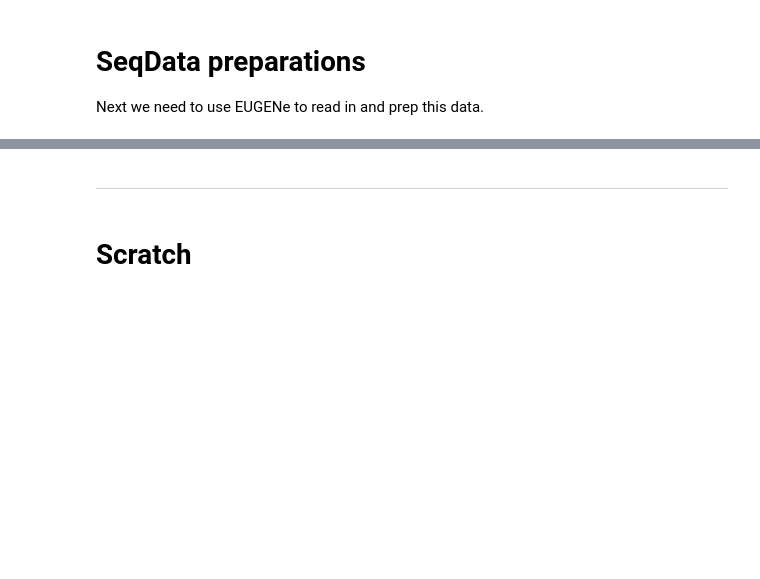
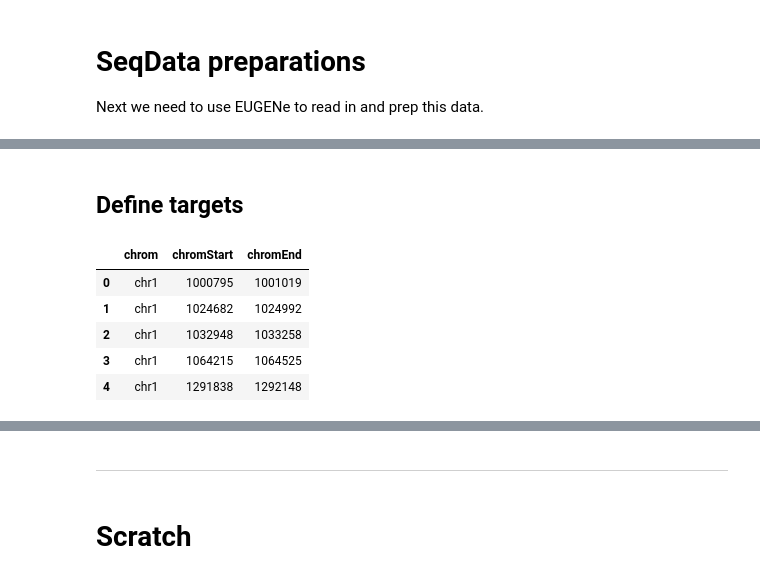
Before and after one commit to ML4GLand/EUGENe_paper, a Jupyter notebook: notebooks/kopp21/kopp21_ETL.ipynb, the cells around one changed output, grey strips where cells are left out. Cells and saved outputs as stored; diff of their text form; code cells hidden in the pictures; blank space fills up the shorter version.

```diff
--- a/notebooks/kopp21/kopp21_ETL.ipynb
+++ b/notebooks/kopp21/kopp21_ETL.ipynb
@@ -63,0 +70,17 @@ eu.settings.dataset_dir = '/cellar/users/aklie/data/eugene/kopp21'
+# %%
+# EUGENe imports
+import eugene as eu
+from eugene import preprocess as pp
+from eugene import plot as pl
+from eugene import settings
+settings.dataset_dir = '/cellar/users/aklie/data/eugene/revision/kopp21'
+
+# EUGENe packages
+import seqdata as sd
+import seqpro as sp
+
+# Print versions
+print(f"Python version: {sys.version}")
+print(f"Eugene version: {eu.__version__}")
+print(f"SeqData version: {sd.__version__}")
+print(f"SeqPro version: {sp.__version__}")
@@ -95,0 +120,13 @@ sdata.seqs = eu.pp.decode_seqs(sdata.ohe_seqs)
+# %% [markdown]
+## Define targets
+# %%
+# Read in the targets for
+targets_df = sd.read_bedlike(os.path.join(settings.dataset_dir, 'jund_raw_peaks.bed'))
+targets_df.head()
+# %% [output]
+|  | chrom | chromStart | chromEnd |
+| 0 | chr1 | 1000795 | 1001019 |
+| 1 | chr1 | 1024682 | 1024992 |
+| 2 | chr1 | 1032948 | 1033258 |
+| 3 | chr1 | 1064215 | 1064525 |
+| 4 | chr1 | 1291838 | 1292148 |
```
Also changed, not shown: parts of 28 cells of this notebook, 32 other files.
